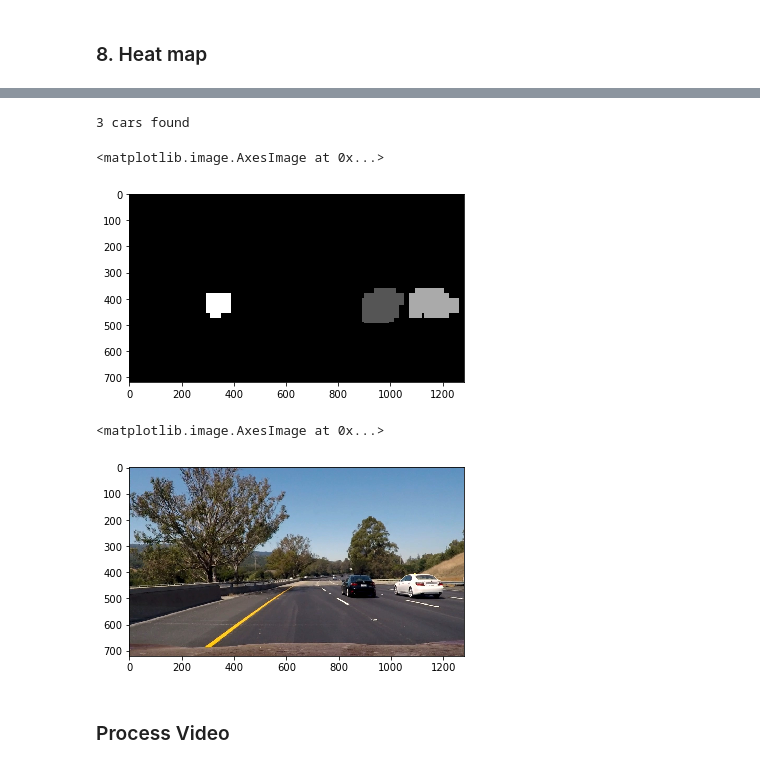
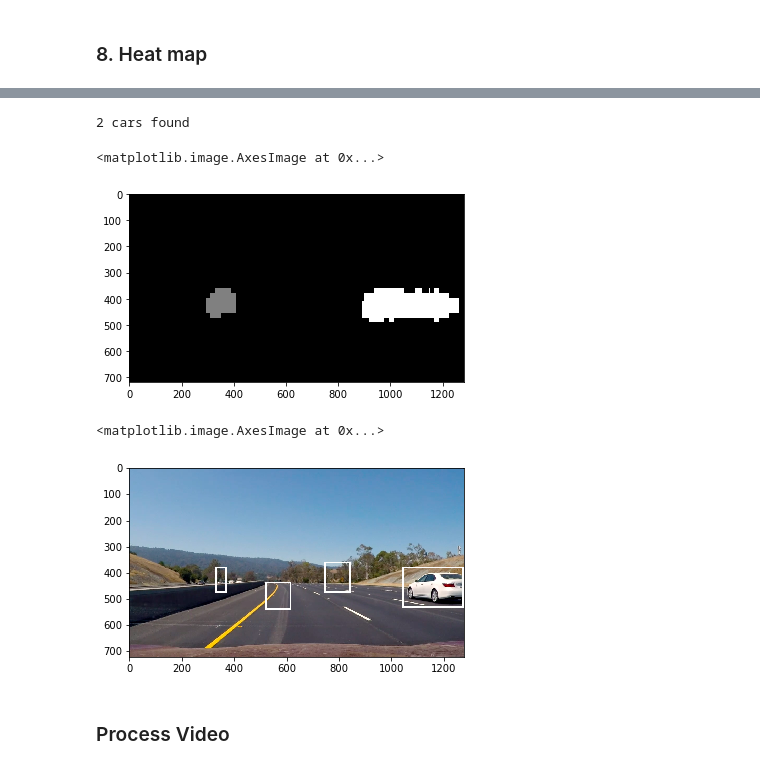
Before and after one commit to RyannnG/CarND-Vehicle-Detection, a Jupyter notebook: Vehicle Detection3.ipynb, the cells around one changed output, grey strips where cells are left out. Saved outputs shown, nothing was run; the diff lists cells and outputs as text; code cells hidden in the pictures.

Commit message:
modify heat map

```diff
--- a/Vehicle Detection3.ipynb
+++ b/Vehicle Detection3.ipynb
@@ -457,7 +459,7 @@ hog_channel = 'ALL'
 hog_feat = True
 
 spatial_feat = False # Spatial features on or off
-hist_feat = False # Histogram features on or off
+hist_feat = True # Histogram features on or off
 spatial_size = (16, 16) # Spatial binning dimensions
 hist_bins = 16    # Number of histogram bins
 
@@ -827,9 +836,9 @@ labels = label(heatmap)
 print(labels[1], 'cars found')
 plt.imshow(labels[0], cmap='gray')
 # %% [output]
-3 cars found
+2 cars found
 <matplotlib.image.AxesImage at 0x...>
-[figure, old version]
+[figure, new version]
 # %%
 def process_image(image):
 
@@ -849,8 +858,11 @@ def process_image(image):
 
     heat = add_heat(heat,box_list)
 
+
     # Apply threshold to help remove false positives
-    heat = apply_threshold(heat,3)
+    heat = apply_threshold(heat,2)
+
+#     print(heat.shape)
 
     # Visualize the heatmap when displaying
     heatmap = np.clip(heat, 0, 255)
@@ -862,12 +874,12 @@ def process_image(image):
 
     return draw_img
 # %%
-image = mpimg.imread('test_images/test6.jpg')
+image = mpimg.imread('test_images/test7.png')
 d_image = process_image(image)
 plt.imshow(d_image)
 # %% [output]
 <matplotlib.image.AxesImage at 0x...>
-[figure, old version]
+[figure, new version]
 # %% [markdown]
 ### Process Video
 # %%
```
Also changed, not shown: parts of 9 cells of this notebook, 1 other file.
